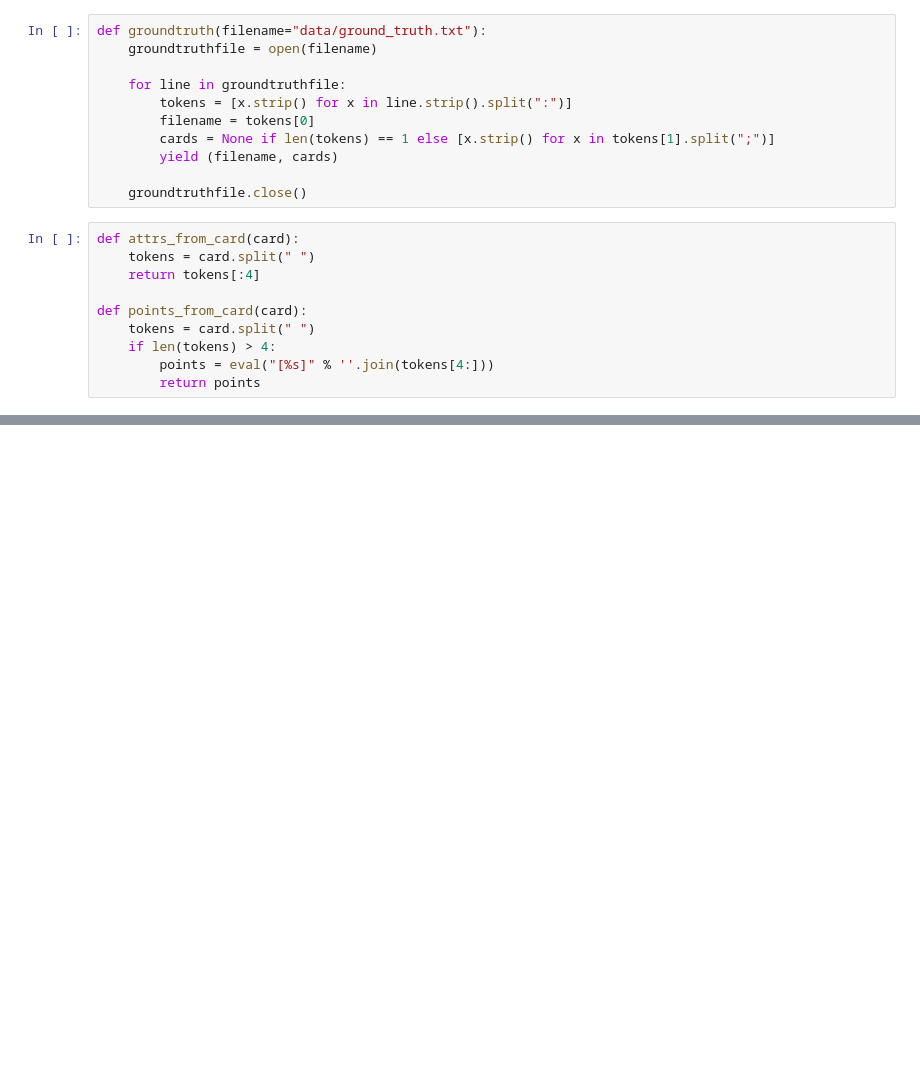
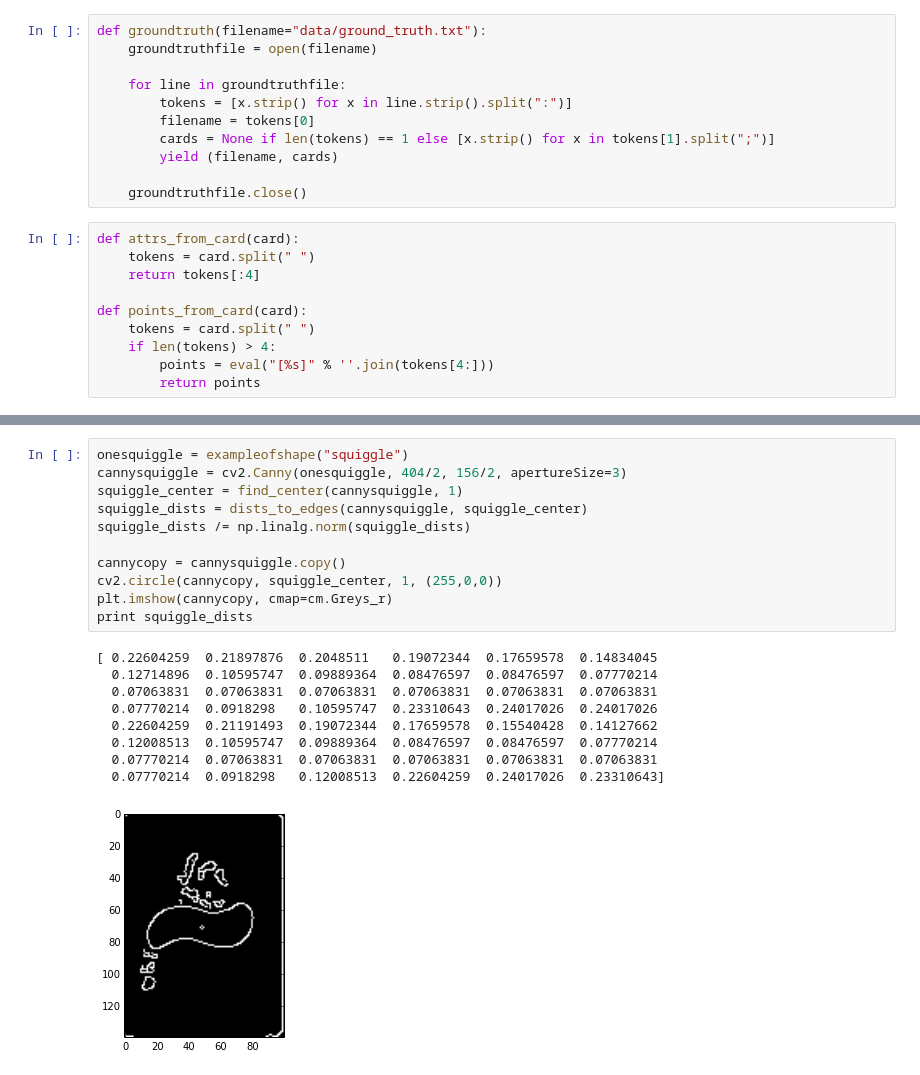
Before and after one commit to dbieber/setfinder, a Jupyter notebook: features.ipynb, the cells around one changed output, grey strips where cells are left out. Cells and saved outputs as stored; diff of their text form; blank space fills up the shorter version.

```diff
--- a/features.ipynb
+++ b/features.ipynb
@@ -76,0 +415,21 @@ KeyboardInterrupt:
+# %%
+onesquiggle = exampleofshape("squiggle")
+cannysquiggle = cv2.Canny(onesquiggle, 404/2, 156/2, apertureSize=3)
+squiggle_center = find_center(cannysquiggle, 1)
+squiggle_dists = dists_to_edges(cannysquiggle, squiggle_center)
+squiggle_dists /= np.linalg.norm(squiggle_dists)
+
+cannycopy = cannysquiggle.copy()
+cv2.circle(cannycopy, squiggle_center, 1, (255,0,0))
+plt.imshow(cannycopy, cmap=cm.Greys_r)
+print squiggle_dists
+# %% [output]
+[ 0.22604259  0.21897876  0.2048511   0.19072344  0.17659578  0.14834045
+  0.12714896  0.10595747  0.09889364  0.08476597  0.08476597  0.07770214
+  0.07063831  0.07063831  0.07063831  0.07063831  0.07063831  0.07063831
+  0.07770214  0.0918298   0.10595747  0.23310643  0.24017026  0.24017026
+  0.22604259  0.21191493  0.19072344  0.17659578  0.15540428  0.14127662
+  0.12008513  0.10595747  0.09889364  0.08476597  0.08476597  0.07770214
+  0.07770214  0.07063831  0.07063831  0.07063831  0.07063831  0.07063831
+  0.07770214  0.0918298   0.12008513  0.22604259  0.24017026  0.23310643]
+[figure, added]
```
Also changed, not shown: parts of 36 cells of this notebook, 3 other files.
